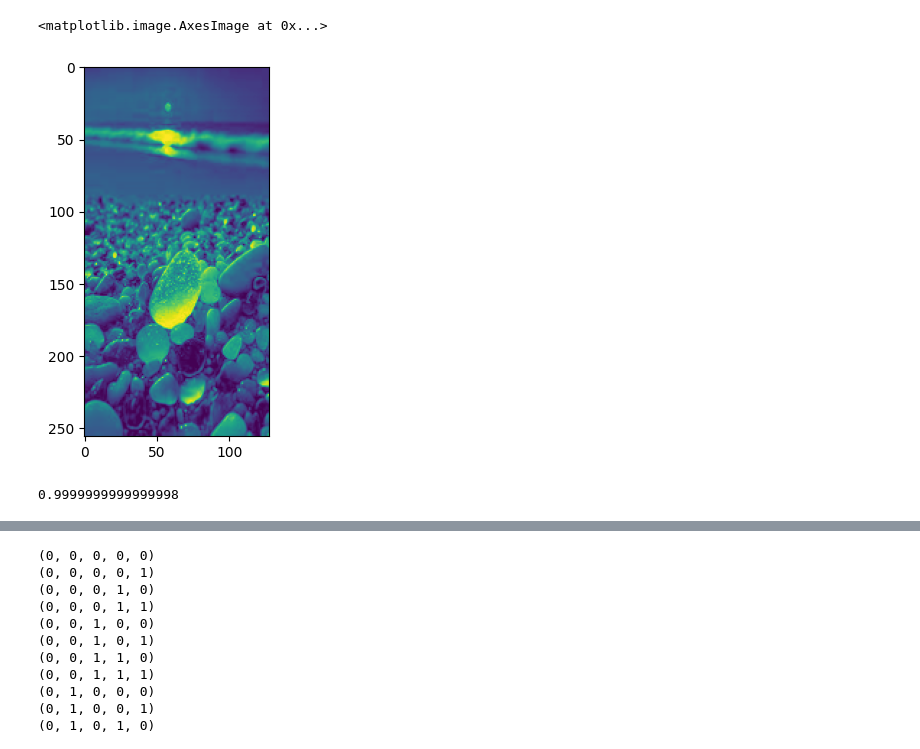
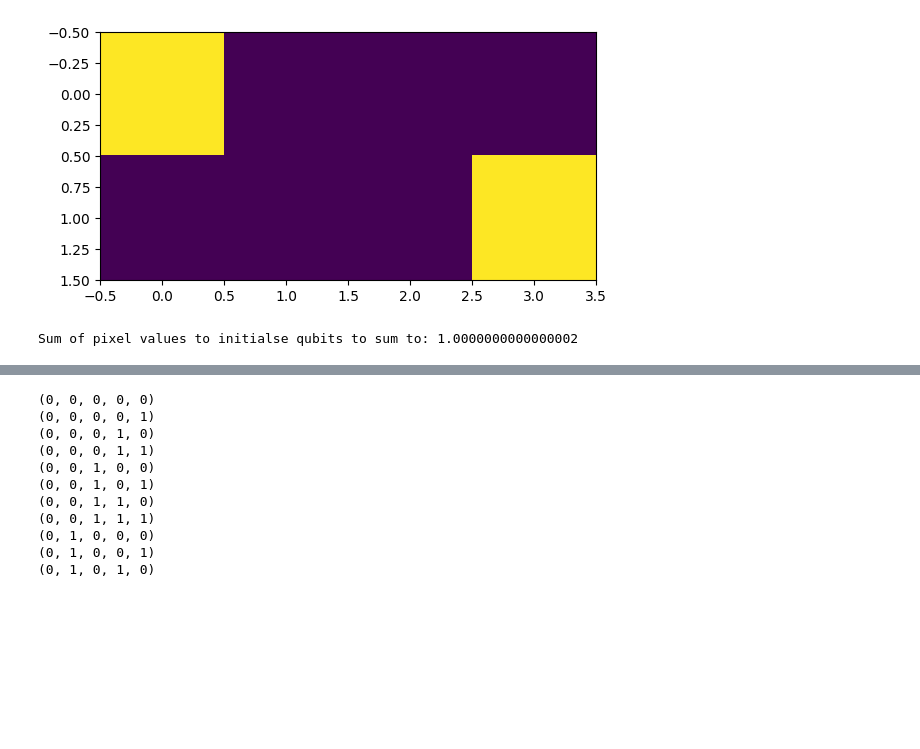
Before and after one commit to el-dAna/QC, a Jupyter notebook: hacathons/image_encoding.ipynb, the cells around one changed output, grey strips where cells are left out. Cells and saved outputs as stored; diff of their text form; code cells hidden in the pictures; blank space fills up the shorter version.

Commit message:
sucessful encoding and decoding  of 4pix image but decoded has pixels displaced

```diff
--- a/hacathons/image_encoding.ipynb
+++ b/hacathons/image_encoding.ipynb
@@ -58,50 +37,54 @@ for i in range(len(train_images)):
 # %%
 image = np.array([[0, 0, 0, 0, 0, 0, 0, 0],
                   [0, 1, 1, 1, 1, 1, 0, 0],
                   [0, 1, 1, 1, 1, 1, 1, 0],
                   [0, 1, 1, 1, 1, 1, 1, 0],
                   [0, 1, 1, 0, 1, 1, 1, 0],
                   [0, 0, 0, 1, 1, 1, 1, 0],
                   [0, 0, 0, 1, 1, 1, 1, 0],
                   [0, 0, 0, 0, 0, 0, 0, 1]])
 
-image = np.ones((8,8))
+#image = np.array((1,1,1,1)).reshape(2,2)
+#image = np.array((3,2,2,3)).reshape(2,2)
+# image = np.array((1,2,3,4)).reshape(2,2)
+image = np.array((4,1,1,1,1,1,1,4)).reshape(2,4)
+#image = np.array((1,2,3,4,1,2,3,4)).reshape(2,4)
 image_path = '/workspaces/QC/murat.jpeg'  # Specify the path to your image file
-# image = img.imread(image_path)[:,:,2].reshape(275,183)
-# plt.imshow(image, cmap='gray', interpolation='nearest')
-# # plt.show()
+#image = img.imread(image_path)[:,:,2].reshape(275,183)
+#plt.imshow(image, cmap='gray', interpolation='nearest')
+plt.imshow(image)
 # np.where(image==0)[0].shape
 
 from PIL import Image
-# Open the image
-image = Image.open(image_path)
-image = image.resize((128, 256))
-image = np.array(image)[:,:,2]
-image.shape
-plt.imshow(image)
+#Open the image
+# image = Image.open(image_path)
+# image = image.resize((4, 8))
+# image = np.array(image)[:,:,2]
+# print(np.where(image==0))
+# plt.imshow(image)
 # %% [output]
-<matplotlib.image.AxesImage at 0x...>
-[figure, old version]
+[figure, new version]
 # %%
 def amplitude_encode(img_data):
     # Calculate the RMS value
     img_w, img_h = img_data.shape[0], img_data.shape[1]
-    # print('--------',img_data.shape[0])
+    #print('--------',img_data.shape[0])
     pixel_num = img_w*img_h
-    norm_img = img_data/np.max(img_data)
+    img_max = np.max(img_data)
+    norm_img = img_data/img_max
     norm_sq = norm_img**2
-    norm_sq_sum = np.sum(norm_sq)
+    norm_sq_sum = np.sum(np.sum(norm_sq, axis=1))
     norm_sq_sum_root = np.sqrt(norm_sq_sum)
 
     temp = norm_img/norm_sq_sum_root
-    print(np.sum(temp**2))
+    print("Sum of pixel values to initialse qubits to sum to:", np.sum(temp**2))
 
-    return temp.reshape(pixel_num), norm_sq_sum_root, pixel_num
+    return temp.reshape(pixel_num), norm_sq_sum_root, pixel_num, img_max
 
 test_img = np.array((1,1,1,9,1,9876549,1,1,678,1)).reshape(5,2)
-amplitude_encoded, rms, pixel_num = amplitude_encode(image)
+amplitude_encoded, rms, pixel_num, img_max = amplitude_encode(image)
 # %% [output]
-0.9999999999999998
+Sum of pixel values to initialse qubits to sum to: 1.0000000000000002
 # %%
 # from qiskit import QuantumCircuit
 #from qiskit.quantum_info import Statevector
```
Also changed, not shown: parts of 4 cells of this notebook.
